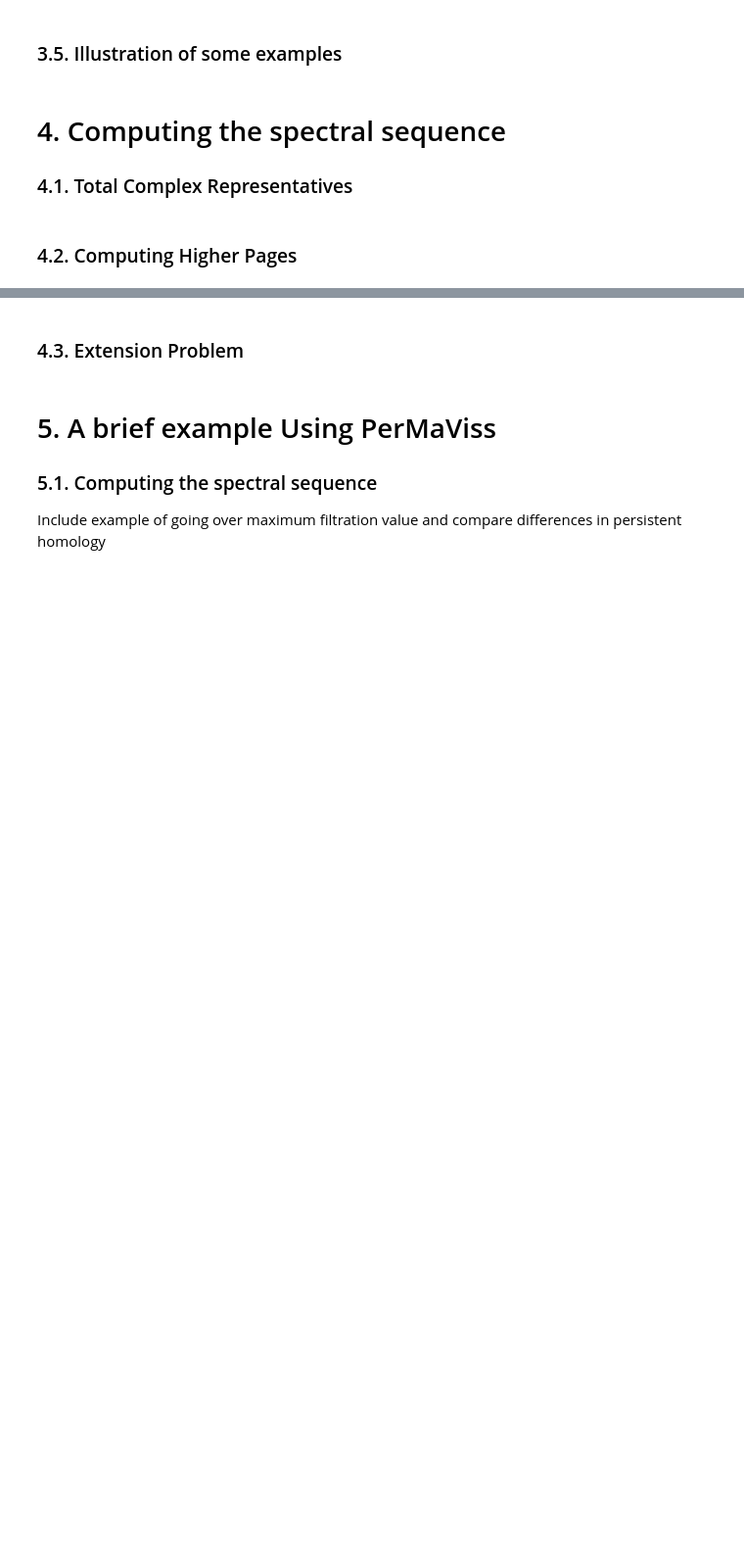
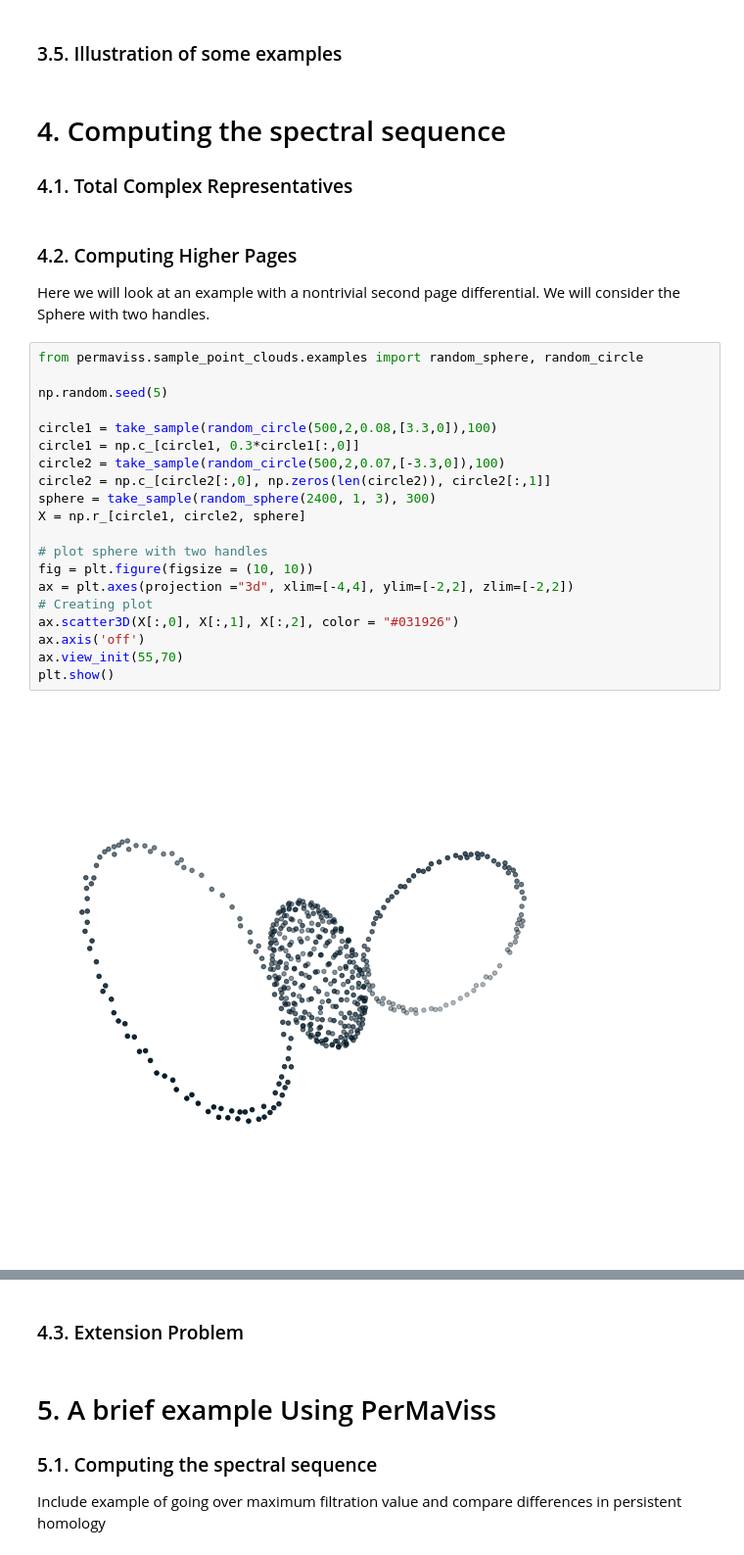
Before and after one commit to atorras1618/PerMaViss, a Jupyter notebook: examples/PerMaViss intro.ipynb, the cells around one changed output, grey strips where cells are left out. Shown at 98% size. Drawn from its saved outputs; the diff is of its cells as text; blank space fills up the shorter version.

Commit message:
PerMaViss intro notebook: plotted second differential cycles

```diff
--- a/examples/PerMaViss intro.ipynb
+++ b/examples/PerMaViss intro.ipynb
@@ -840,5 +847,29 @@ print(cech_0_homology[1])
 # 4. Computing the spectral sequence
 
 ### 4.1. Total Complex Representatives
-# %% [markdown]
-### 4.2. Computing Higher Pages
+# %% [markdown]
+### 4.2. Computing Higher Pages
+
+Here we will look at an example with a nontrivial second page differential. We will consider the Sphere with two handles.
+# %%
+from permaviss.sample_point_clouds.examples import random_sphere, random_circle
+
+np.random.seed(5)
+
+circle1 = take_sample(random_circle(500,2,0.08,[3.3,0]),100)
+circle1 = np.c_[circle1, 0.3*circle1[:,0]]
+circle2 = take_sample(random_circle(500,2,0.07,[-3.3,0]),100)
+circle2 = np.c_[circle2[:,0], np.zeros(len(circle2)), circle2[:,1]]
+sphere = take_sample(random_sphere(2400, 1, 3), 300)
+X = np.r_[circle1, circle2, sphere]
+
+# plot sphere with two handles
+fig = plt.figure(figsize = (10, 10))
+ax = plt.axes(projection ="3d", xlim=[-4,4], ylim=[-2,2], zlim=[-2,2])
+# Creating plot
+ax.scatter3D(X[:,0], X[:,1], X[:,2], color = "#031926")
+ax.axis('off')
+ax.view_init(55,70)
+plt.show()
+# %% [output]
+[figure, added]
```
Also changed, not shown: parts of 17 cells of this notebook, 2 other files.
